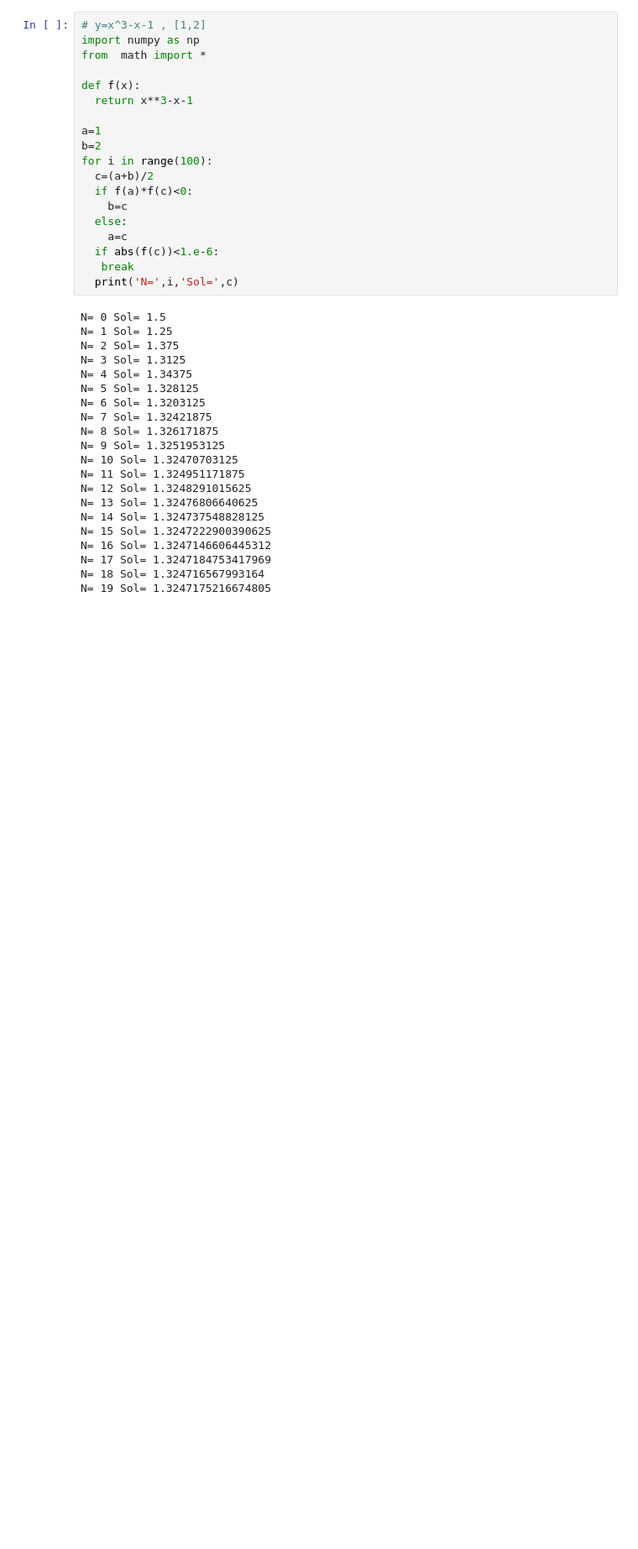
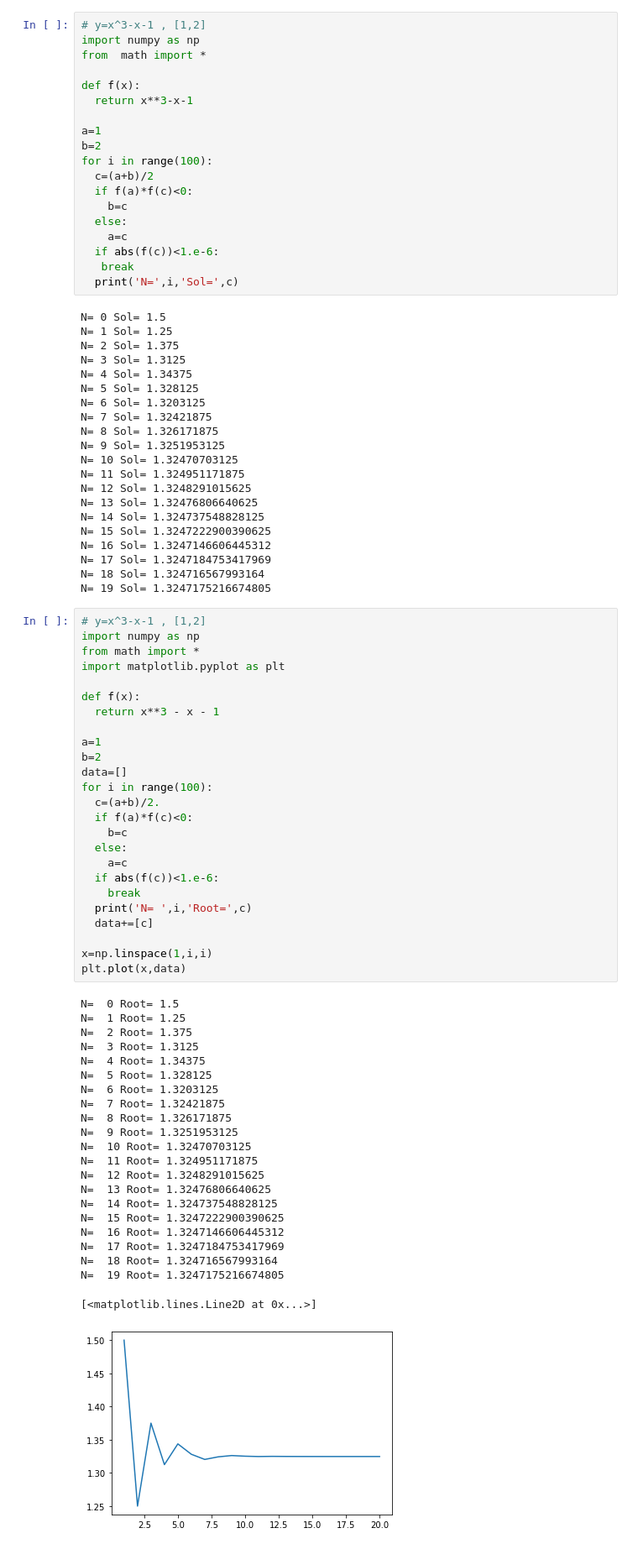
Before and after one commit to costpetrides/Computational-Physics, a Jupyter notebook: Roots Finding/Bisection.ipynb, the cells around one changed output. Shown at 84% size. Drawn from its saved outputs; the diff is of its cells as text; blank space fills up the shorter version.

```diff
--- a/Roots Finding/Bisection.ipynb
+++ b/Roots Finding/Bisection.ipynb
@@ -44,3 +44,51 @@ N= 16 Sol= 1.3247146606445312
 N= 17 Sol= 1.3247184753417969
 N= 18 Sol= 1.324716567993164
 N= 19 Sol= 1.3247175216674805
+# %%
+# y=x^3-x-1 , [1,2]
+import numpy as np
+from math import *
+import matplotlib.pyplot as plt
+
+def f(x):
+  return x**3 - x - 1
+
+a=1
+b=2
+data=[]
+for i in range(100):
+  c=(a+b)/2.
+  if f(a)*f(c)<0:
+    b=c
+  else:
+    a=c
+  if abs(f(c))<1.e-6:
+    break
+  print('N= ',i,'Root=',c)
+  data+=[c]
+
+x=np.linspace(1,i,i)
+plt.plot(x,data)
+# %% [output]
+N=  0 Root= 1.5
+N=  1 Root= 1.25
+N=  2 Root= 1.375
+N=  3 Root= 1.3125
+N=  4 Root= 1.34375
+N=  5 Root= 1.328125
+N=  6 Root= 1.3203125
+N=  7 Root= 1.32421875
+N=  8 Root= 1.326171875
+N=  9 Root= 1.3251953125
+N=  10 Root= 1.32470703125
+N=  11 Root= 1.324951171875
+N=  12 Root= 1.3248291015625
+N=  13 Root= 1.32476806640625
+N=  14 Root= 1.324737548828125
+N=  15 Root= 1.3247222900390625
+N=  16 Root= 1.3247146606445312
+N=  17 Root= 1.3247184753417969
+N=  18 Root= 1.324716567993164
+N=  19 Root= 1.3247175216674805
+[<matplotlib.lines.Line2D at 0x...>]
+[figure, added]
```
